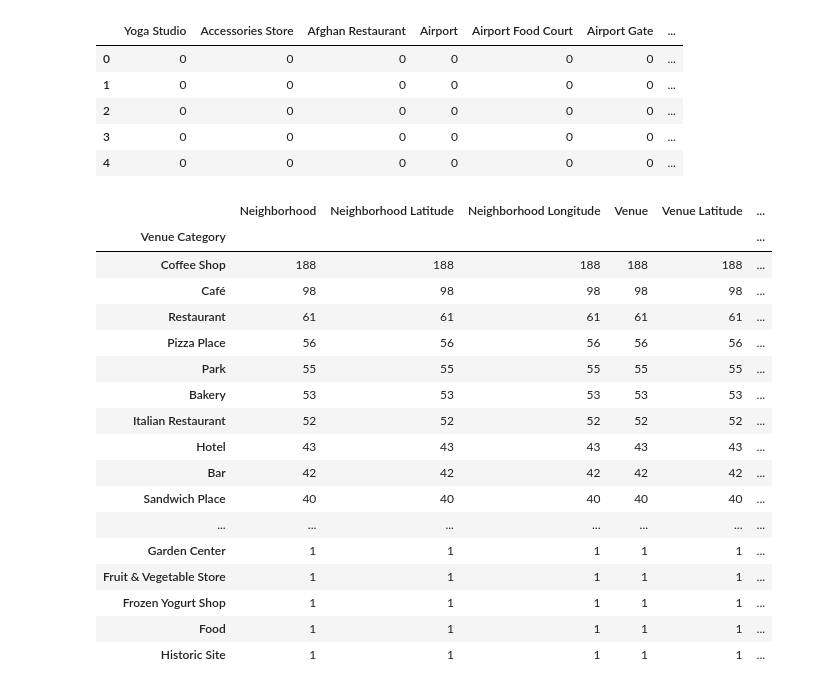
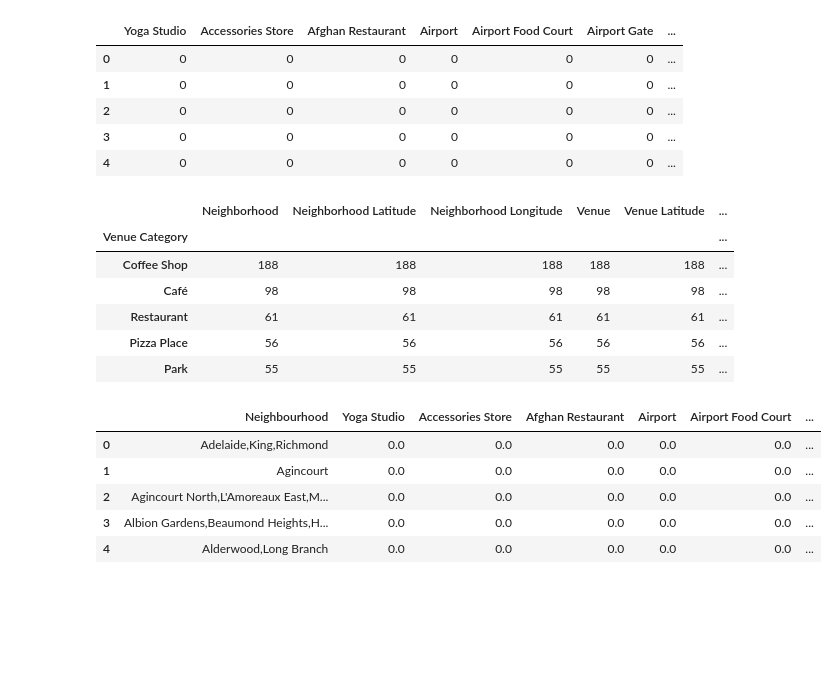
Before and after one commit to jeniwen/Coursera-Data-Science-Final-Project, a Jupyter notebook: Week3.ipynb, the cells around one changed output. Cells and saved outputs as stored; diff of their text form; code cells hidden in the pictures; blank space fills up the shorter version.

```diff
--- a/Week3.ipynb
+++ b/Week3.ipynb
@@ -167,4 +167,5 @@ df_gs.head()
 | 3 | M1G | 43.770992 | -79.216917 |
 | 4 | M1H | 43.773136 | -79.239476 |
 # %%
-df = pd.merge(df_raw, df_gs, on='PostalCode')
+df = df_raw.merge(df_gs, on='PostalCode')
+df.head()
@@ -171,3 +179,3 @@ df = pd.merge(df_raw, df_gs, on='PostalCode')
 # %%
-df
+df.set_index('Neighbourhood')
 # %% [output]
@@ -388,27 +397,27 @@ to_onehot.head()
 | 3 | 0 | 0 | 0 | 0 | 0 | 0 | ... |
 | 4 | 0 | 0 | 0 | 0 | 0 | 0 | ... |
 # %%
-to_venues.groupby('Venue Category').count().sort_values(ascending=False, by='Neighborhood')
+to_venues.groupby('Venue Category').count().sort_values(ascending=False, by='Neighborhood').head()
 # %% [output]
 |  | Neighborhood | Neighborhood Latitude | Neighborhood Longitude | Venue | Venue Latitude | ... |
 | Venue Category |  |  |  |  |  | ... |
 | Coffee Shop | 188 | 188 | 188 | 188 | 188 | ... |
 | Café | 98 | 98 | 98 | 98 | 98 | ... |
 | Restaurant | 61 | 61 | 61 | 61 | 61 | ... |
 | Pizza Place | 56 | 56 | 56 | 56 | 56 | ... |
 | Park | 55 | 55 | 55 | 55 | 55 | ... |
-| Bakery | 53 | 53 | 53 | 53 | 53 | ... |
-| Italian Restaurant | 52 | 52 | 52 | 52 | 52 | ... |
-| Hotel | 43 | 43 | 43 | 43 | 43 | ... |
-| Bar | 42 | 42 | 42 | 42 | 42 | ... |
-| Sandwich Place | 40 | 40 | 40 | 40 | 40 | ... |
-| ... | ... | ... | ... | ... | ... | ... |
-| Garden Center | 1 | 1 | 1 | 1 | 1 | ... |
-| Fruit & Vegetable Store | 1 | 1 | 1 | 1 | 1 | ... |
-| Frozen Yogurt Shop | 1 | 1 | 1 | 1 | 1 | ... |
-| Food | 1 | 1 | 1 | 1 | 1 | ... |
-| Historic Site | 1 | 1 | 1 | 1 | 1 | ... |
 # %%
 df.to_csv(r'./df_week3', index=False)
 # %%
 to_venues.to_csv(r'./to_venues', index=False)
+# %%
+to_grouped = to_onehot.groupby('Neighborhood').mean().reset_index()
+to_grouped.rename(columns={'Neighborhood':'Neighbourhood'}, inplace=True)
+to_grouped.head()
+# %% [output]
+|  | Neighbourhood | Yoga Studio | Accessories Store | Afghan Restaurant | Airport | Airport Food Court | ... |
+| 0 | Adelaide,King,Richmond | 0.0 | 0.0 | 0.0 | 0.0 | 0.0 | ... |
+| 1 | Agincourt | 0.0 | 0.0 | 0.0 | 0.0 | 0.0 | ... |
+| 2 | Agincourt North,L'Amoreaux East,M... | 0.0 | 0.0 | 0.0 | 0.0 | 0.0 | ... |
+| 3 | Albion Gardens,Beaumond Heights,H... | 0.0 | 0.0 | 0.0 | 0.0 | 0.0 | ... |
+| 4 | Alderwood,Long Branch | 0.0 | 0.0 | 0.0 | 0.0 | 0.0 | ... |
```
Also changed, not shown: parts of 13 cells of this notebook.
